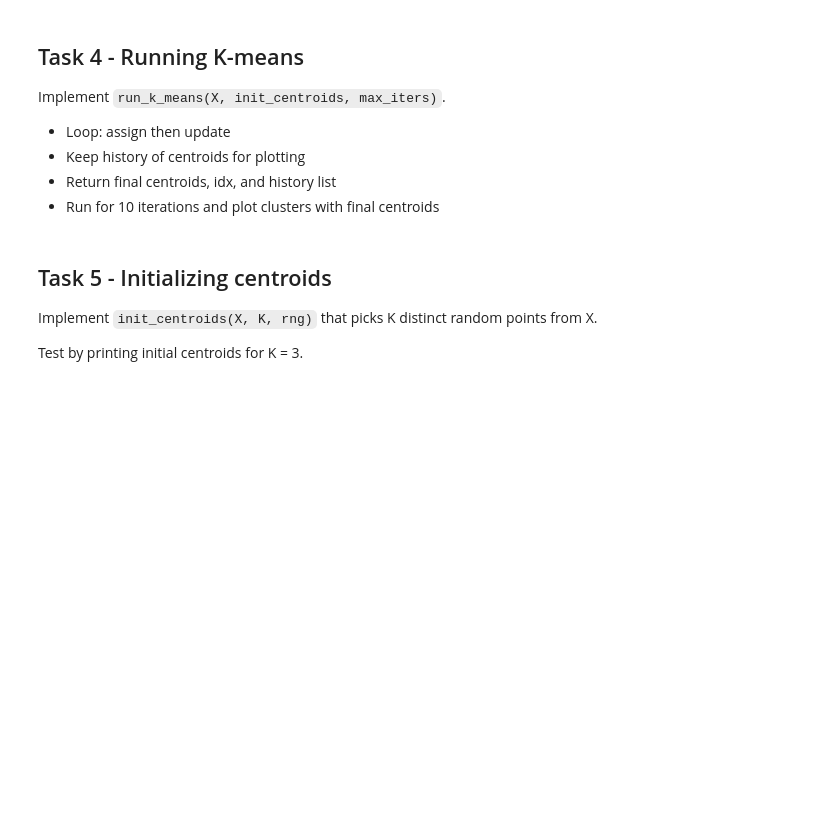
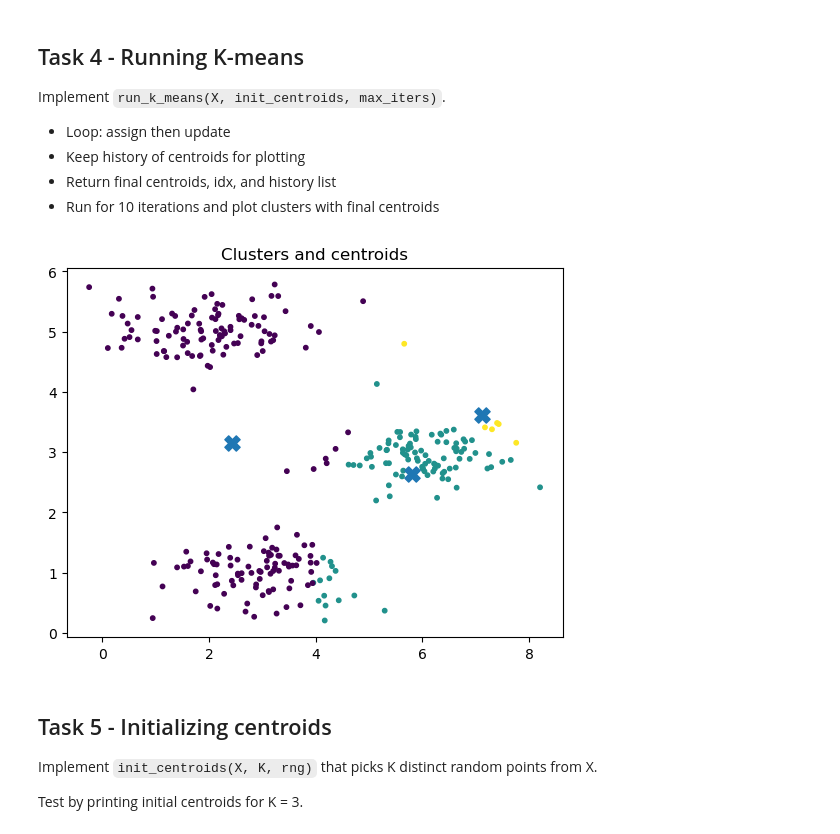
Before and after one commit to Lyv-ux/DI_Bootcamp, a Jupyter notebook: week04/Day02/ExercisesXPGold_KMeans_Student.ipynb, the cells around one changed output. Drawn from its saved outputs; the diff is of its cells as text; code cells hidden in the pictures; blank space fills up the shorter version.

```diff
--- a/week04/Day02/ExercisesXPGold_KMeans_Student.ipynb
+++ b/week04/Day02/ExercisesXPGold_KMeans_Student.ipynb
@@ -48,12 +64,12 @@ Test with initial centroids = `np.array([[3, 3], [6, 2], [8, 5]])` and print the
 def find_closest_centroids(X, centroids):
     """Return idx of shape (m,) with index of closest centroid for each point."""
     # TODO: compute distances of shape (m, K) using broadcasting
-    distances = None  # TODO
-    idx = None        # TODO: np.argmin over axis=1
+    distances = np.sum((X[:, np.newaxis, :] - centroids) ** 2, axis=2)  # TODO
+    idx = np.argmin(distances, axis=1)        # TODO: np.argmin over axis=1
     return idx
 
 # Test
 import numpy as np
 init_centroids = np.array([[3,3],[6,2],[8,5]], dtype=float)
-# idx = find_closest_centroids(X, init_centroids)
-# print(idx[:3])
+idx = find_closest_centroids(X, init_centroids)
+print(idx[:3])
@@ -93,23 +115,30 @@ Implement `run_k_means(X, init_centroids, max_iters)`.
 # %%
 # TODO: implement
 def run_k_means(X, init_centroids, max_iters=10, rng=None):
     K = init_centroids.shape[0]
     centroids = init_centroids.copy().astype(float)
     history = [centroids.copy()]
     idx = None
     for it in range(max_iters):
-        # idx = find_closest_centroids(X, centroids)
-        # centroids = ...
-        # history.append(centroids.copy())
-        pass
+    # 1. On trouve les centres les plus proches pour chaque point
+     idx = find_closest_centroids(X, centroids)
+
+    # 2. On calcule la nouvelle position des centres
+    centroids = compute_centroids(X, idx, K, rng=rng)
+
+    # 3. On enregistre cette nouvelle position dans l'historique
+    history.append(centroids.copy())
+    pass
     return centroids, idx, history
 
 # Example run
-# final_centroids, idx, hist = run_k_means(X, init_centroids, max_iters=10)
-# import matplotlib.pyplot as plt
-# plt.figure(); plt.scatter(X[:,0], X[:,1], c=idx, s=10)
-# plt.scatter(final_centroids[:,0], final_centroids[:,1], marker='X', s=120)
-# plt.title('Clusters and centroids'); plt.show()
+final_centroids, idx, hist = run_k_means(X, init_centroids, max_iters=10)
+import matplotlib.pyplot as plt
+plt.figure(); plt.scatter(X[:,0], X[:,1], c=idx, s=10)
+plt.scatter(final_centroids[:,0], final_centroids[:,1], marker='X', s=120)
+plt.title('Clusters and centroids'); plt.show()
+# %% [output]
+[figure, added]
 # %% [markdown]
 ## Task 5 - Initializing centroids
 Implement `init_centroids(X, K, rng)` that picks K distinct random points from X.
```
Also changed, not shown: parts of 5 cells of this notebook.
